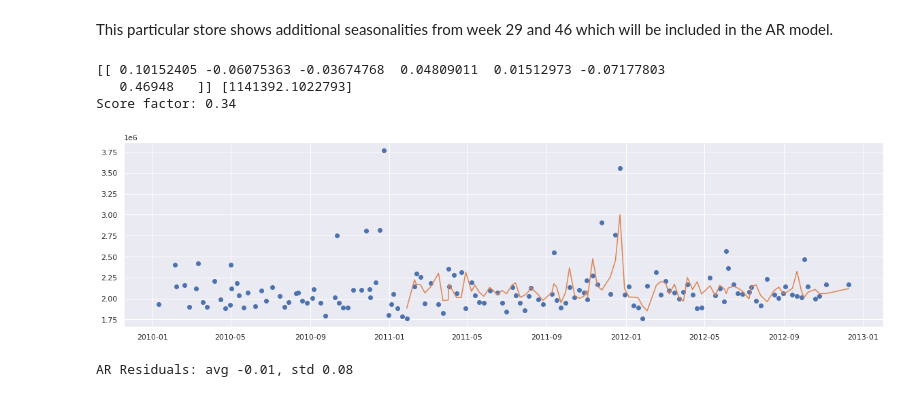
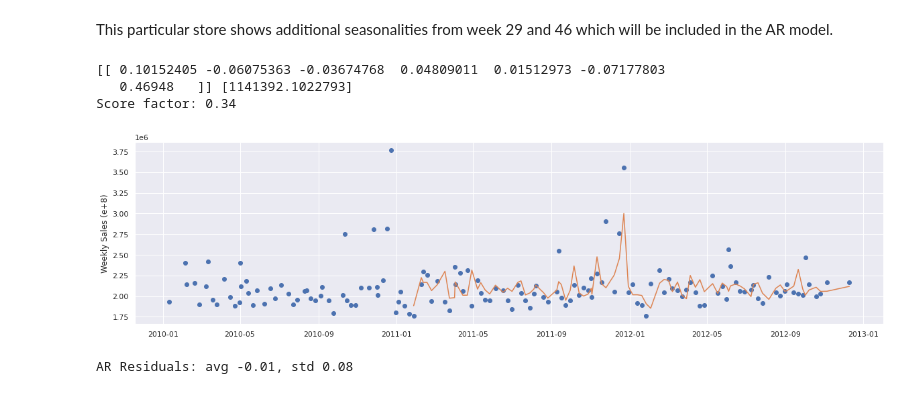
Before and after one commit to Sinethemba-nongqoto/Research-project, a Jupyter notebook: Analysis_0f_Results.ipynb, the cells around one changed output. Drawn from its saved outputs; the diff is of its cells as text; code cells hidden in the pictures.

```diff
--- a/Analysis_0f_Results.ipynb
+++ b/Analysis_0f_Results.ipynb
@@ -438,16 +517,17 @@ This particular store shows additional seasonalities from week 29 and 46 which w
 # %%
 orders=np.array([1,6,18,29,38,46,52])
 coef, intercept = fit_ar_model(df20,orders)
 pred=pd.DataFrame(index=df20.index, data=predict_ar_model(df20, orders, coef, intercept))
 plt.figure(figsize=(20,5))
+plt.ylabel('Weekly Sales (e+8)')
 plt.plot(df20, 'o')
 plt.plot(pred)
 plt.show()
 # %% [output]
 [[ 0.10152405 -0.06075363 -0.03674768  0.04809011  0.01512973 -0.07177803
    0.46948   ]] [1141392.1022793]
 Score factor: 0.34
-[figure, old version]
+[figure, new version]
 # %%
 diff=(df20['Weekly_Sales']-pred[0])/df20['Weekly_Sales']
 
```
Also changed, not shown: parts of 24 cells of this notebook.
